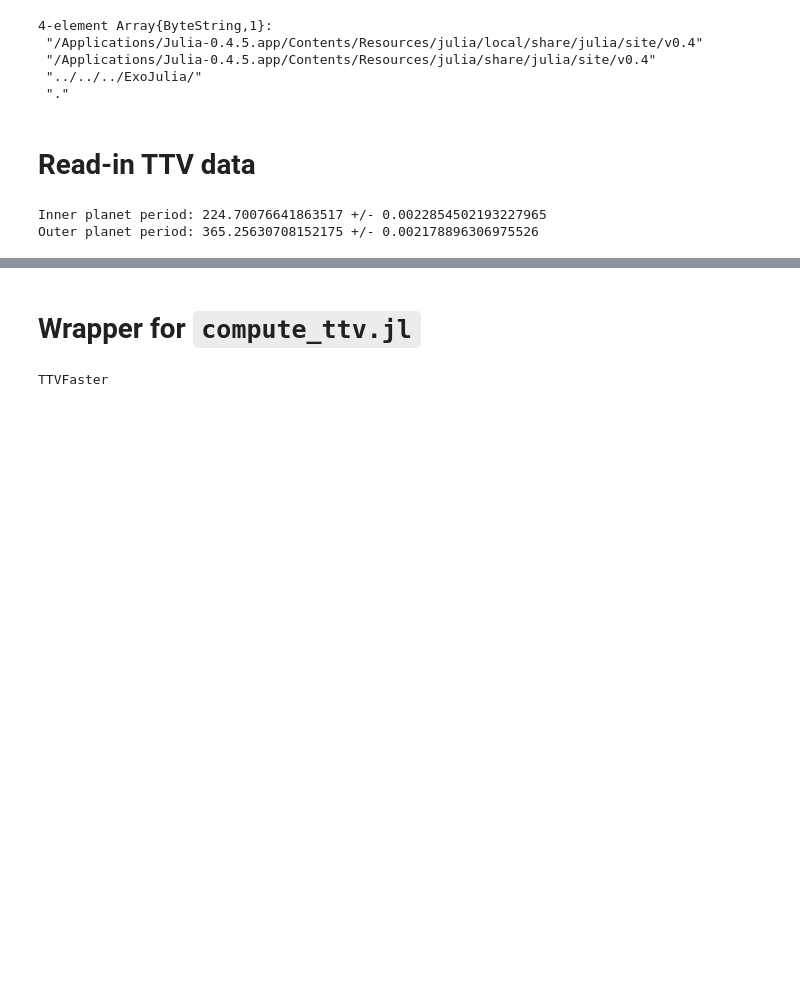
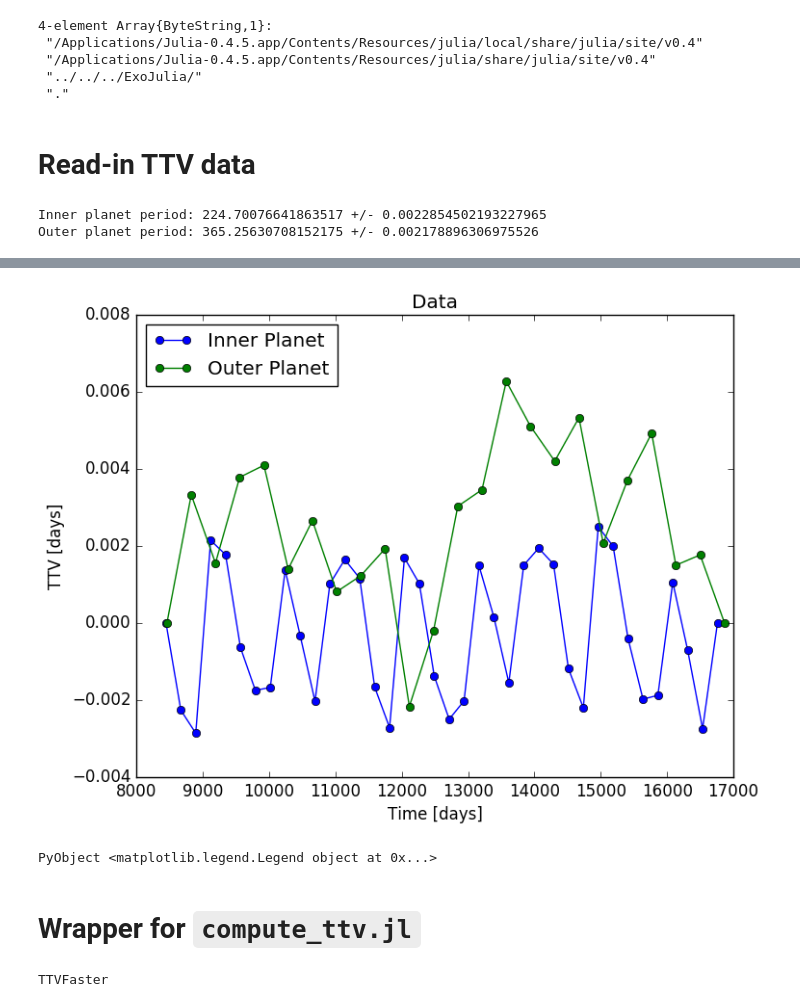
Before and after one commit to jlustigy/ExoJulia, a Jupyter notebook: Homework/hw4/Jake_Dave/hw4_dev.ipynb, the cells around one changed output, grey strips where cells are left out. Cells and saved outputs as stored; diff of their text form; code cells hidden in the pictures; blank space fills up the shorter version.

```diff
--- a/Homework/hw4/Jake_Dave/hw4_dev.ipynb
+++ b/Homework/hw4/Jake_Dave/hw4_dev.ipynb
@@ -43,0 +43,17 @@ Outer planet period: 365.25630708152175 +/- 0.002178896306975526
+# %%
+function period_from_times(time::Array{Float64, 1})
+
+    # Delta t between transits
+    dt = time[2:end] - time[1:end-1];
+
+    # Mean time between transits --> Period!
+    mdt = mean(dt);
+
+    # Standard deviation of time between transits
+    # --> on order of TTV
+    stdt = std(dt);
+
+    #print("Planet period: ", mdt, " +/- ", stdt, "\n")
+
+    return mdt, stdt
+end
@@ -71,3 +118,16 @@ plot(obs_ttv2, "o-")
+# %%
+obs_ttv1 = ttvs_from_times(time1, bestP1)
+obs_ttv2 = ttvs_from_times(time2, bestP2)
+
+plot(time1, obs_ttv1, "o-", label="Inner Planet")
+plot(time2, obs_ttv2, "o-", label="Outer Planet")
+ylabel("TTV [days]")
+xlabel("Time [days]")
+title("Data")
+legend(loc=2)
+# %% [output]
+[figure, added]
+PyObject <matplotlib.legend.Legend object at 0x...>
 # %% [markdown]
 # Wrapper for `compute_ttv.jl`
 # %%
```
Also changed, not shown: parts of 72 cells of this notebook.
